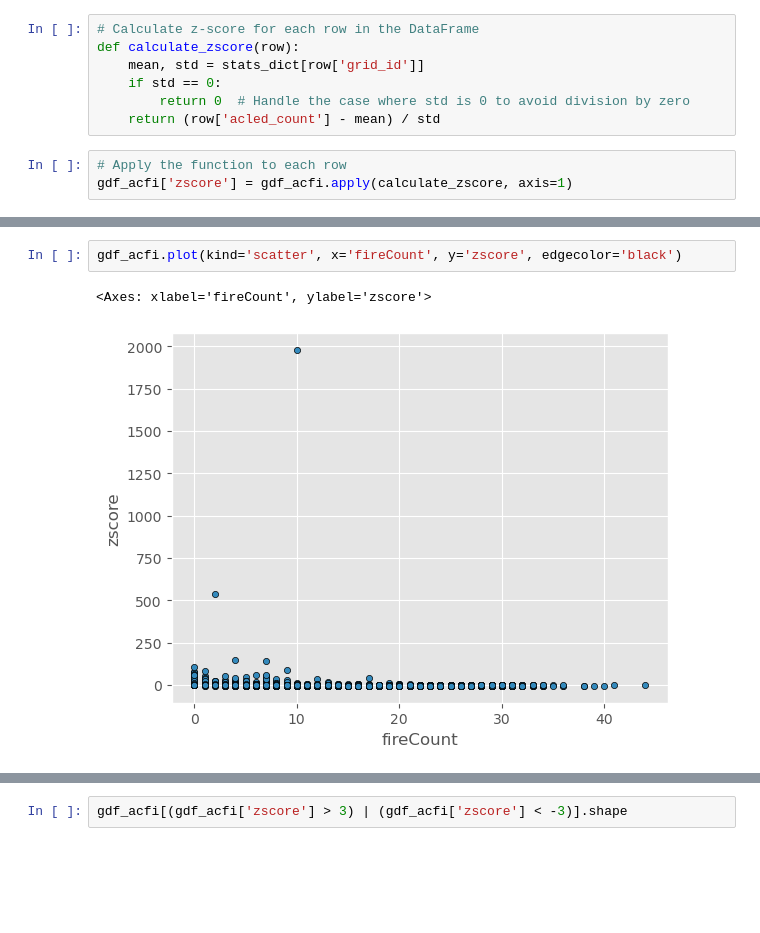
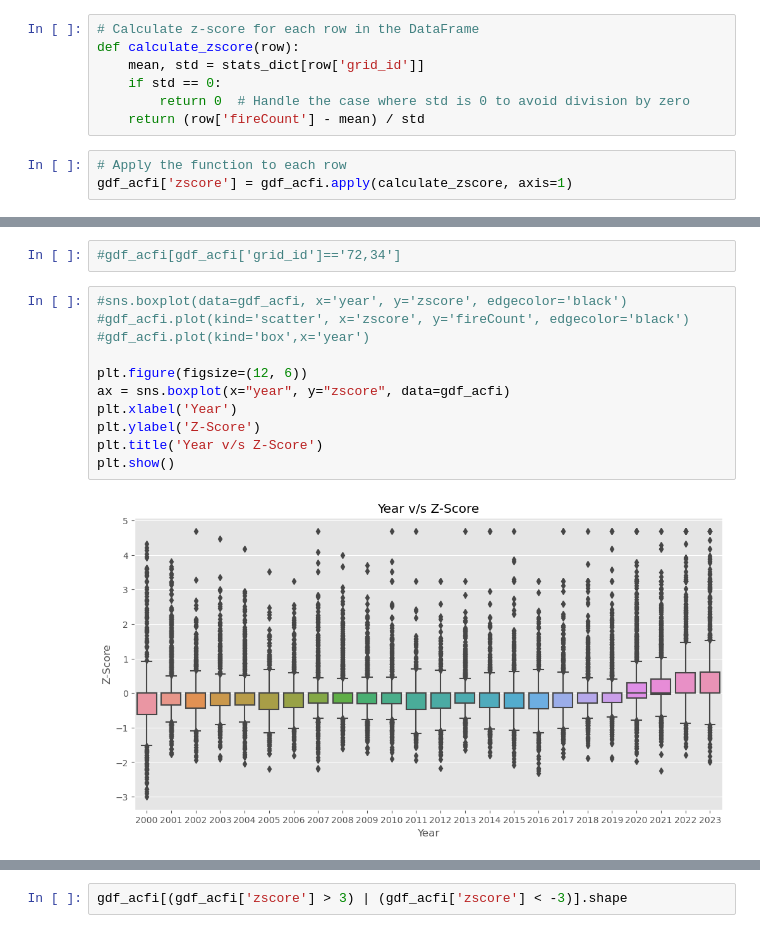
Before and after one commit to sameera006/Final_Dissertation, a Jupyter notebook: Mergeddata_Copy.ipynb, the cells around one changed output, grey strips where cells are left out. Saved outputs shown, nothing was run; the diff lists cells and outputs as text; blank space fills up the shorter version.

```diff
--- a/Mergeddata_Copy.ipynb
+++ b/Mergeddata_Copy.ipynb
@@ -744,7 +958,7 @@ def calculate_zscore(row):
     mean, std = stats_dict[row['grid_id']]
     if std == 0:
         return 0  # Handle the case where std is 0 to avoid division by zero
-    return (row['acled_count'] - mean) / std
+    return (row['fireCount'] - mean) / std
 # %%
 # Apply the function to each row
 gdf_acfi['zscore'] = gdf_acfi.apply(calculate_zscore, axis=1)
@@ -760,5 +991,15 @@ gdf_acfi.head()
+# %%
+#gdf_acfi[gdf_acfi['grid_id']=='72,34']
 # %%
-gdf_acfi.plot(kind='scatter', x='fireCount', y='zscore', edgecolor='black')
+#sns.boxplot(data=gdf_acfi, x='year', y='zscore', edgecolor='black')
+#gdf_acfi.plot(kind='scatter', x='zscore', y='fireCount', edgecolor='black')
+#gdf_acfi.plot(kind='box',x='year')
+
+plt.figure(figsize=(12, 6))
+ax = sns.boxplot(x="year", y="zscore", data=gdf_acfi)
+plt.xlabel('Year')
+plt.ylabel('Z-Score')
+plt.title('Year v/s Z-Score')
+plt.show()
 # %% [output]
-<Axes: xlabel='fireCount', ylabel='zscore'>
-[figure, old version]
+[figure, new version]
```
Also changed, not shown: parts of 60 cells of this notebook, 1 other file.
